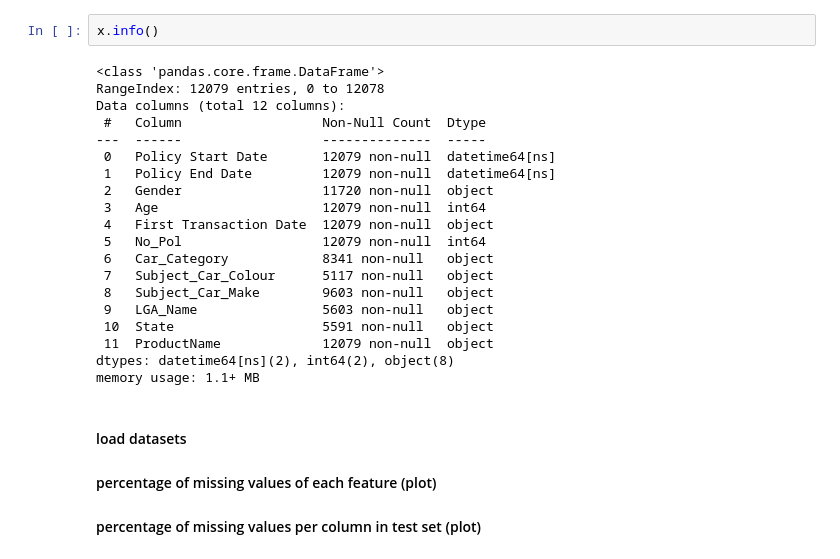
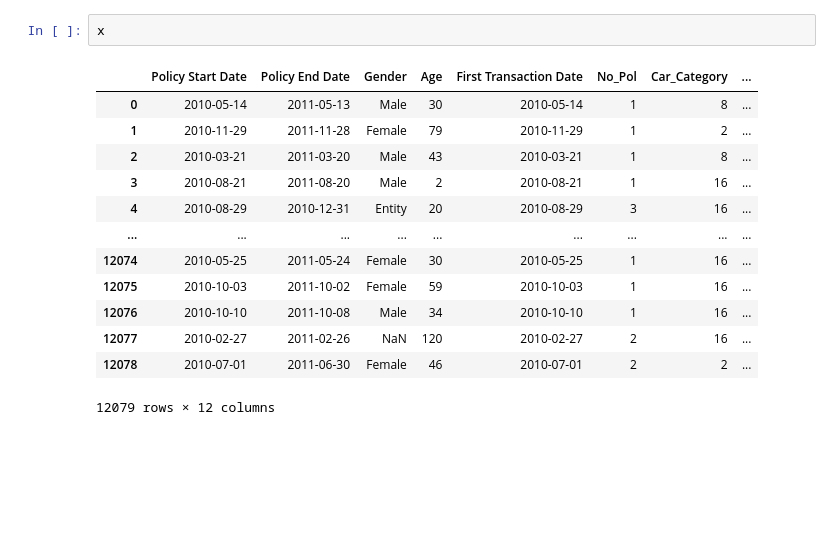
Before and after one commit to zakariaCHOUKRI/ml-cs-2022, a Jupyter notebook: code.ipynb, the cells around one changed output. Saved outputs shown, nothing was run; the diff lists cells and outputs as text; blank space fills up the shorter version.

```diff
--- a/code.ipynb
+++ b/code.ipynb
@@ -66,26 +66,16 @@ date = pd.to_datetime(x["Policy Start Date"], format = "%Y-%m-%d")
 # %%
-x.info()
+x
 # %% [output]
+|  | Policy Start Date | Policy End Date | Gender | Age | First Transaction Date | No_Pol | Car_Category | ... |
+| 0 | 2010-05-14 | 2011-05-13 | Male | 30 | 2010-05-14 | 1 | 8 | ... |
+| 1 | 2010-11-29 | 2011-11-28 | Female | 79 | 2010-11-29 | 1 | 2 | ... |
+| 2 | 2010-03-21 | 2011-03-20 | Male | 43 | 2010-03-21 | 1 | 8 | ... |
+| 3 | 2010-08-21 | 2011-08-20 | Male | 2 | 2010-08-21 | 1 | 16 | ... |
+| 4 | 2010-08-29 | 2010-12-31 | Entity | 20 | 2010-08-29 | 3 | 16 | ... |
+| ... | ... | ... | ... | ... | ... | ... | ... | ... |
+| 12074 | 2010-05-25 | 2011-05-24 | Female | 30 | 2010-05-25 | 1 | 16 | ... |
+| 12075 | 2010-10-03 | 2011-10-02 | Female | 59 | 2010-10-03 | 1 | 16 | ... |
+| 12076 | 2010-10-10 | 2011-10-08 | Male | 34 | 2010-10-10 | 1 | 16 | ... |
+| 12077 | 2010-02-27 | 2011-02-26 | NaN | 120 | 2010-02-27 | 2 | 16 | ... |
+| 12078 | 2010-07-01 | 2011-06-30 | Female | 46 | 2010-07-01 | 2 | 2 | ... |
-<class 'pandas.core.frame.DataFrame'>
-RangeIndex: 12079 entries, 0 to 12078
-Data columns (total 12 columns):
- #   Column                  Non-Null Count  Dtype
----  ------                  --------------  -----
- 0   Policy Start Date       12079 non-null  datetime64[ns]
- 1   Policy End Date         12079 non-null  datetime64[ns]
- 2   Gender                  11720 non-null  object
- 3   Age                     12079 non-null  int64
- 4   First Transaction Date  12079 non-null  object
- 5   No_Pol                  12079 non-null  int64
- 6   Car_Category            8341 non-null   object
- 7   Subject_Car_Colour      5117 non-null   object
- 8   Subject_Car_Make        9603 non-null   object
- 9   LGA_Name                5603 non-null   object
- 10  State                   5591 non-null   object
- 11  ProductName             12079 non-null  object
-dtypes: datetime64[ns](2), int64(2), object(8)
-memory usage: 1.1+ MB
+12079 rows × 12 columns
-# %% [markdown]
-#### load datasets
-#### percentage of missing values of each feature (plot)
-#### percentage of missing values per column in test set (plot)
```
Also changed, not shown: parts of 16 cells of this notebook.
